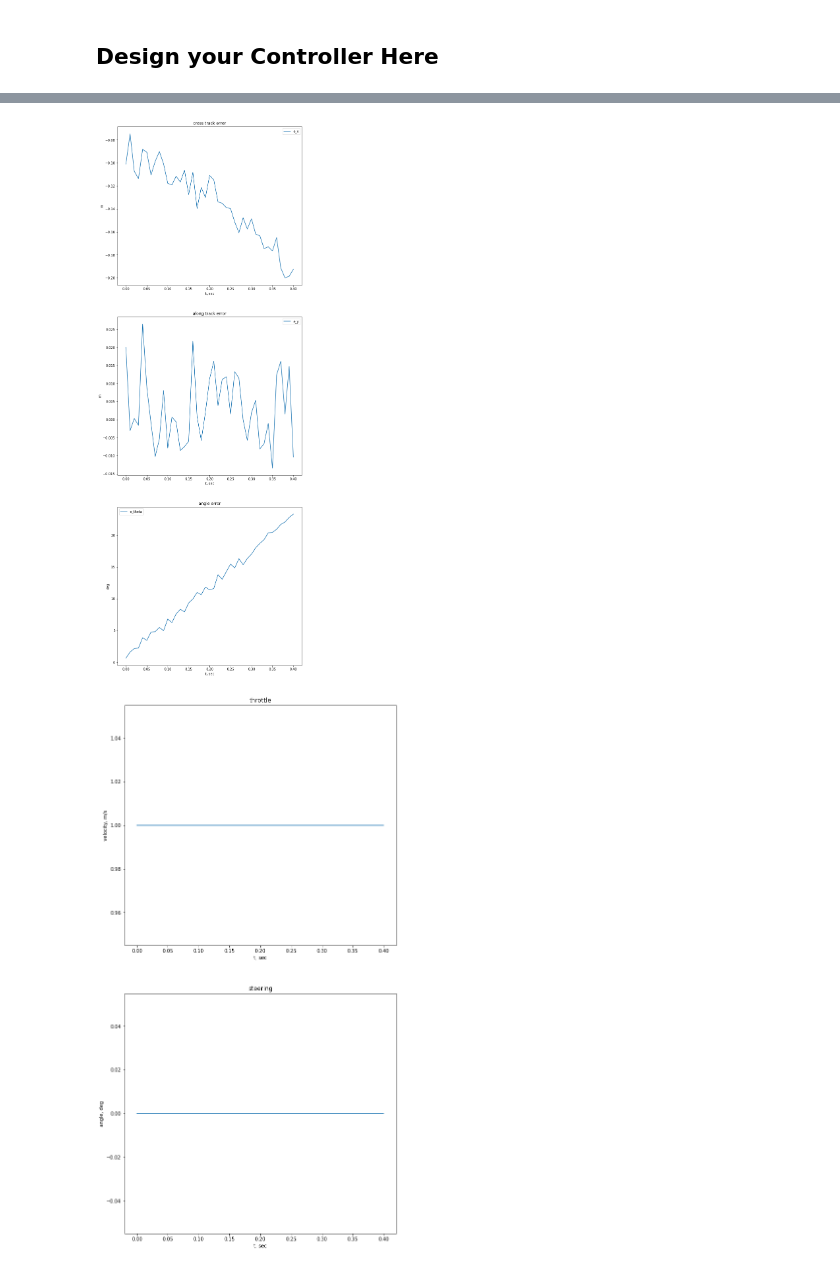
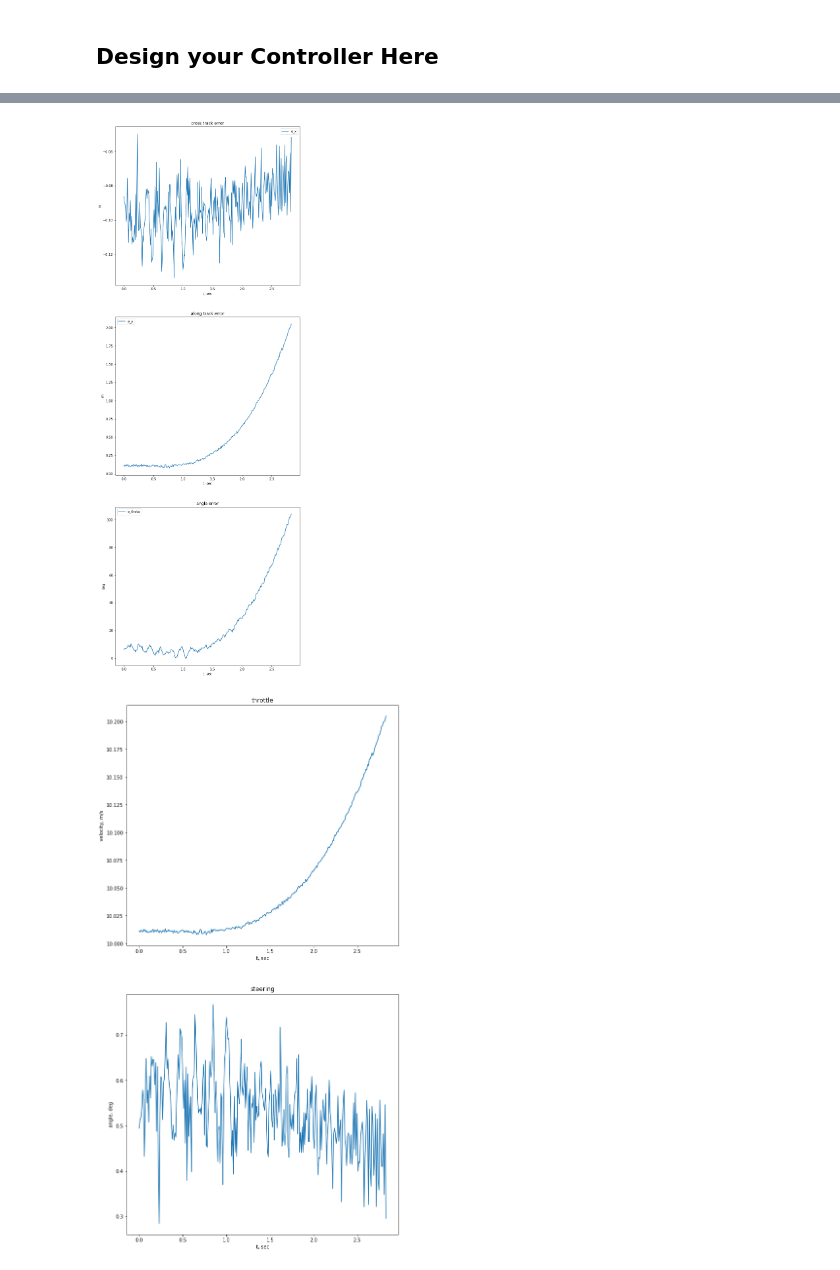
Before and after one commit to jgoppert/aae364_notebook, a Jupyter notebook: GrandPrix.ipynb, the cells around one changed output, grey strips where cells are left out. Cells and saved outputs as stored; diff of their text form; code cells hidden in the pictures.

```diff
--- a/GrandPrix.ipynb
+++ b/GrandPrix.ipynb
@@ -397,8 +397,6 @@ class DiscreteStateSpace:
     self.dt = sys.dt
 
   def update(self, u):
-    if self.A.shape[0] == 0:
-      return 0
     self.x = self.A.dot(self.x) + self.B.dot(u)
     return self.C.dot(self.x) + self.D.dot(u)
 
@@ -439,9 +437,16 @@ class Controller:
     ###
     ### WRITE YOUR OWN CONTROLLERS HERE
     ###
+    s = control.tf([1, 0], [0, 1])
+    low_pass = 20/(s+20)
+    H1 = 0.1 + 0.0/s + 0.0*s*low_pass
+    self.ey_throttle = DiscreteStateSpace(H1, dt)
+
+    H2 = 0.1 + 0.0/s + 0.0*s*low_pass
+    self.ex_steering = DiscreteStateSpace(H2, dt)
 
     # how fast do you want the reference signal to go
-    self.desired_speed = 1
+    self.desired_speed = 10
 
   def update(self, error):
     """
@@ -457,9 +462,8 @@ class Controller:
     ###
     ### WRITE YOUR CODE HERE TO CONTROL THE CAR
     ###
-
-    throttle = 1
-    steering = 0
+    throttle = float(self.ey_throttle.update(ey)) + self.desired_speed
+    steering = -float(self.ex_steering.update(ex))
     return throttle, steering
 
 np.random.seed(1234)
@@ -489,2 +493,2 @@ CRASH at time     0.4100 seconds
-[figure, old version]
+[figure, new version]
-[figure, old version]
+[figure, new version]
```
Also changed, not shown: parts of 2 cells of this notebook.
